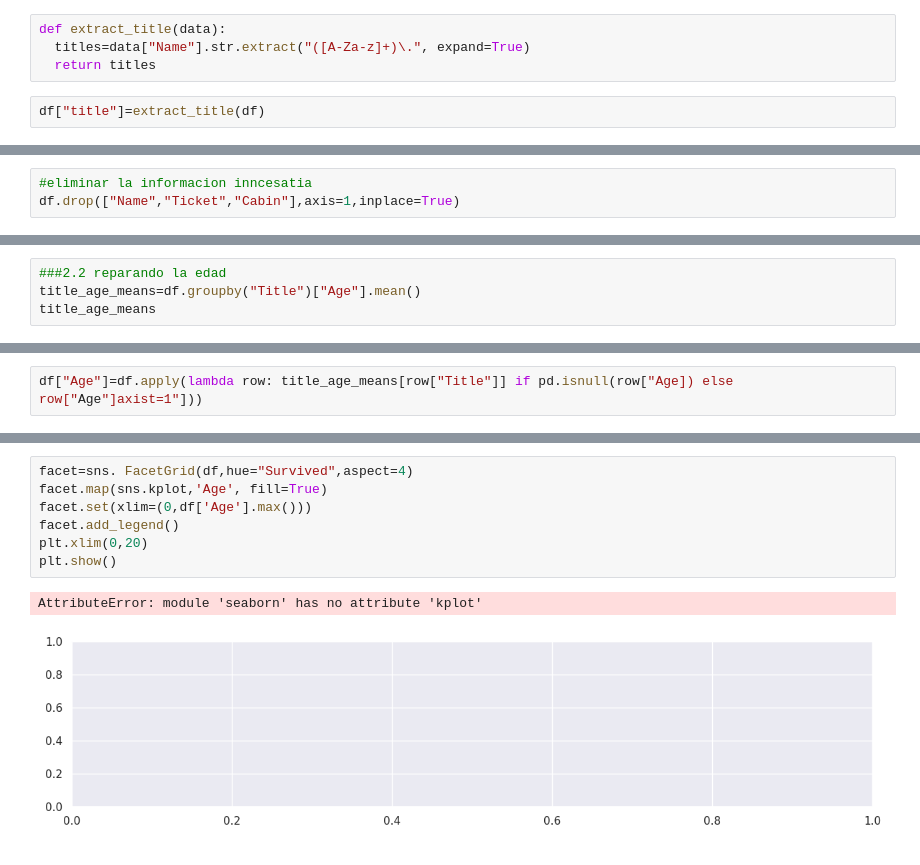
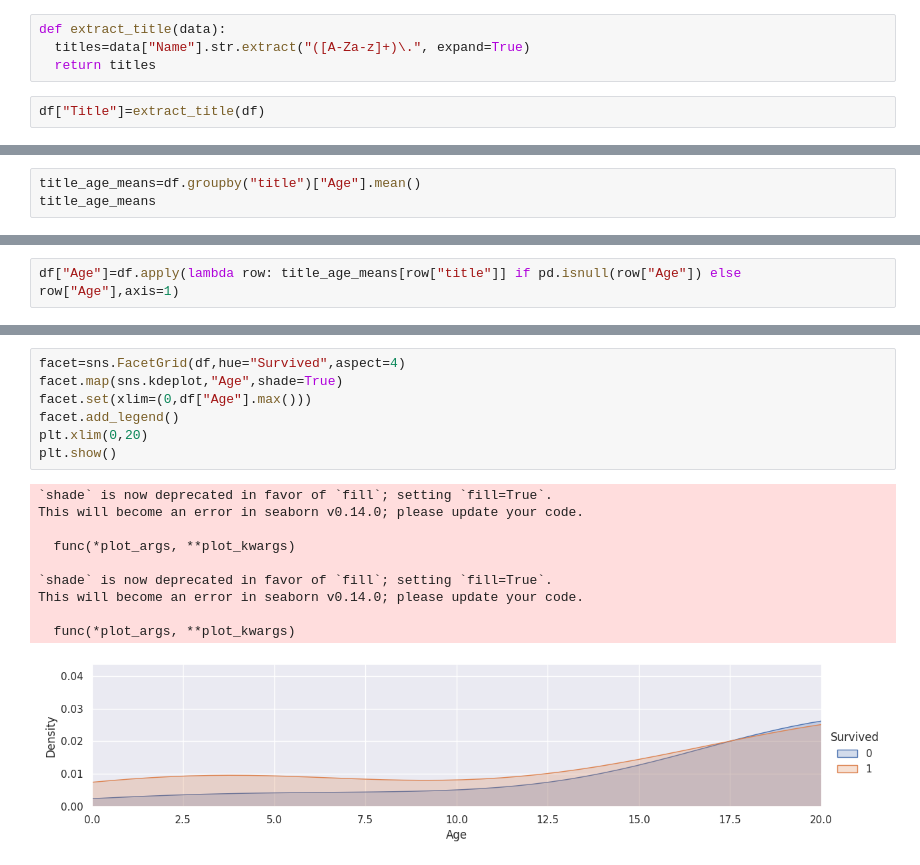
Before and after one commit to Herrera00/CIENCIA-DATOS-2025, a Jupyter notebook: 20_10_2025.ipynb, the cells around one changed output, grey strips where cells are left out. Cells and saved outputs as stored; diff of their text form.

```diff
--- a/20_10_2025.ipynb
+++ b/20_10_2025.ipynb
@@ -103,4 +105,4 @@ def extract_title(data):
   titles=data["Name"].str.extract("([A-Za-z]+)\.", expand=True)
   return titles
 # %%
-df["title"]=extract_title(df)
+df["Title"]=extract_title(df)
@@ -126,3 +148,0 @@ def replace_titles(data):
-# %%
-#eliminar la informacion inncesatia
-df.drop(["Name","Ticket","Cabin"],axis=1,inplace=True)
@@ -131,4 +176,3 @@ KeyError: "['Name', 'Ticket', 'Cabin'] not found in axis"
 # %%
-###2.2 reparando la edad
-title_age_means=df.groupby("Title")["Age"].mean()
+title_age_means=df.groupby("title")["Age"].mean()
 title_age_means
@@ -135,2 +200,2 @@ title_age_means
 # %%
-df["Age"]=df.apply(lambda row: title_age_means[row["Title"]] if pd.isnull(row["Age]) else row["Age"]axist=1"]))
+df["Age"]=df.apply(lambda row: title_age_means[row["title"]] if pd.isnull(row["Age"]) else row["Age"],axis=1)
@@ -139,10 +233,18 @@ SyntaxError: invalid syntax. Perhaps you forgot a comma? (ipython-input-40891287
 # %%
-facet=sns. FacetGrid(df,hue="Survived",aspect=4)
-facet.map(sns.kplot,'Age', fill=True)
-facet.set(xlim=(0,df['Age'].max()))
+facet=sns.FacetGrid(df,hue="Survived",aspect=4)
+facet.map(sns.kdeplot,"Age",shade=True)
+facet.set(xlim=(0,df["Age"].max()))
 facet.add_legend()
 plt.xlim(0,20)
 plt.show()
 # %% [output]
-AttributeError: module 'seaborn' has no attribute 'kplot'
+`shade` is now deprecated in favor of `fill`; setting `fill=True`.
+This will become an error in seaborn v0.14.0; please update your code.
+
+  func(*plot_args, **plot_kwargs)
+
+`shade` is now deprecated in favor of `fill`; setting `fill=True`.
+This will become an error in seaborn v0.14.0; please update your code.
+
+  func(*plot_args, **plot_kwargs)
-[figure, old version]
+[figure, new version]
```
Also changed, not shown: parts of 31 cells of this notebook.
